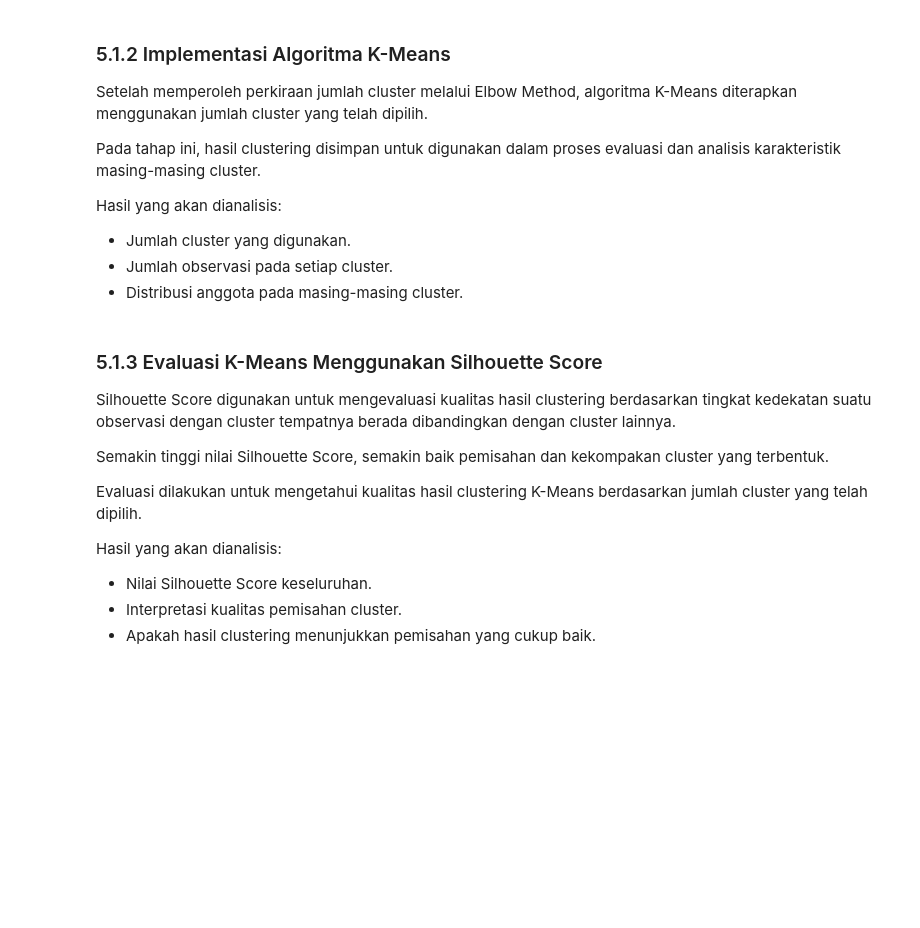
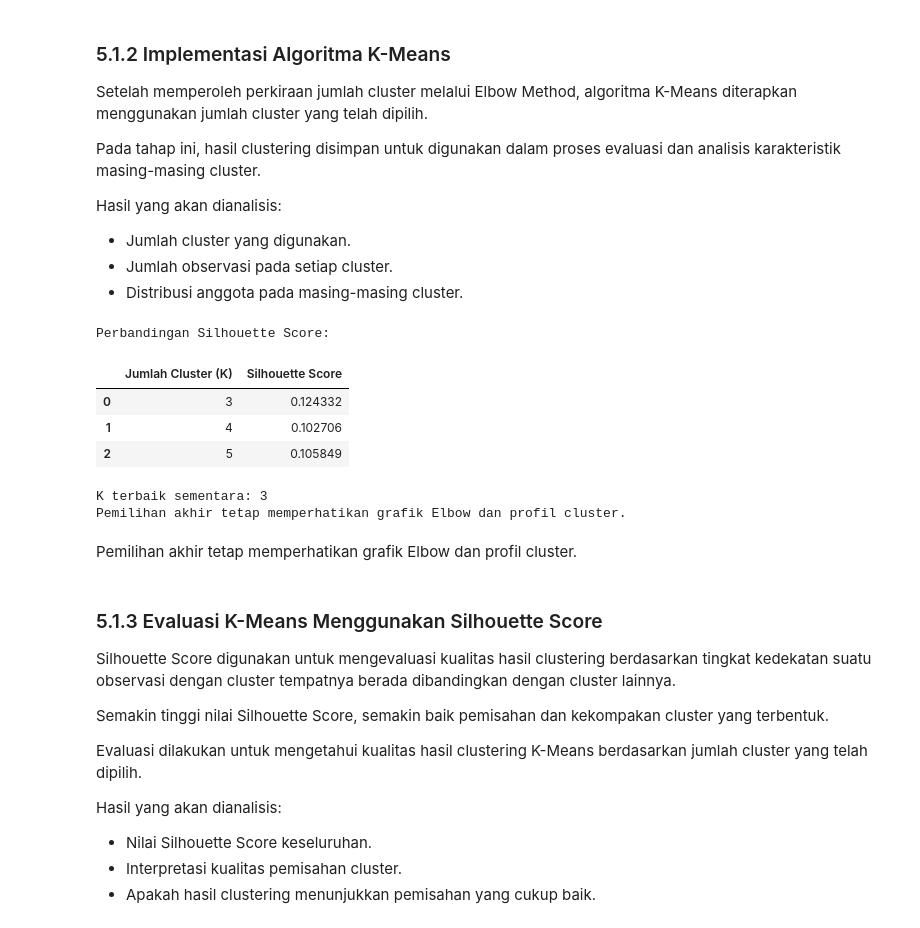
Before and after one commit to aulyarvlln/57_IF-E_Kimpul, a Jupyter notebook: ProyekDS.ipynb, the cells around one changed output. Cells and saved outputs as stored; diff of their text form; code cells hidden in the pictures; blank space fills up the shorter version.

```diff
--- a/ProyekDS.ipynb
+++ b/ProyekDS.ipynb
@@ -691,6 +760,38 @@ Hasil yang akan dianalisis:
 - Jumlah cluster yang digunakan.
 - Jumlah observasi pada setiap cluster.
 - Distribusi anggota pada masing-masing cluster.
+# %%
+# Menghitung Silhouette Score untuk K=3, 4, dan 5
+
+hasil_silhouette = []
+
+for k in range(3, 6):
+    kmeans = KMeans(n_clusters=k, random_state=42, n_init=10)
+    labels = kmeans.fit_predict(X_kmeans)
+    score = silhouette_score(X_kmeans, labels)
+    hasil_silhouette.append([k, score])
+
+hasil_kmeans_df = pd.DataFrame(
+    hasil_silhouette,
+    columns=['Jumlah Cluster (K)', 'Silhouette Score']
+)
+
+print("Perbandingan Silhouette Score:")
+display(hasil_kmeans_df)
+
+# Memilih K dengan Silhouette Score tertinggi sebagai kandidat.
+best_k = int(hasil_kmeans_df.loc[hasil_kmeans_df['Silhouette Score'].idxmax(), 'Jumlah Cluster (K)'])
+print("K terbaik sementara:", best_k)
+# %% [output]
+Perbandingan Silhouette Score:
+|  | Jumlah Cluster (K) | Silhouette Score |
+| 0 | 3 | 0.124332 |
+| 1 | 4 | 0.102706 |
+| 2 | 5 | 0.105849 |
+K terbaik sementara: 3
+Pemilihan akhir tetap memperhatikan grafik Elbow dan profil cluster.
+# %% [markdown]
+Pemilihan akhir tetap memperhatikan grafik Elbow dan profil cluster.
 # %% [markdown]
 ### 5.1.3 Evaluasi K-Means Menggunakan Silhouette Score
 Silhouette Score digunakan untuk mengevaluasi kualitas hasil clustering berdasarkan tingkat kedekatan suatu observasi dengan cluster tempatnya berada dibandingkan dengan cluster lainnya.
```
Also changed, not shown: parts of 19 cells of this notebook.
